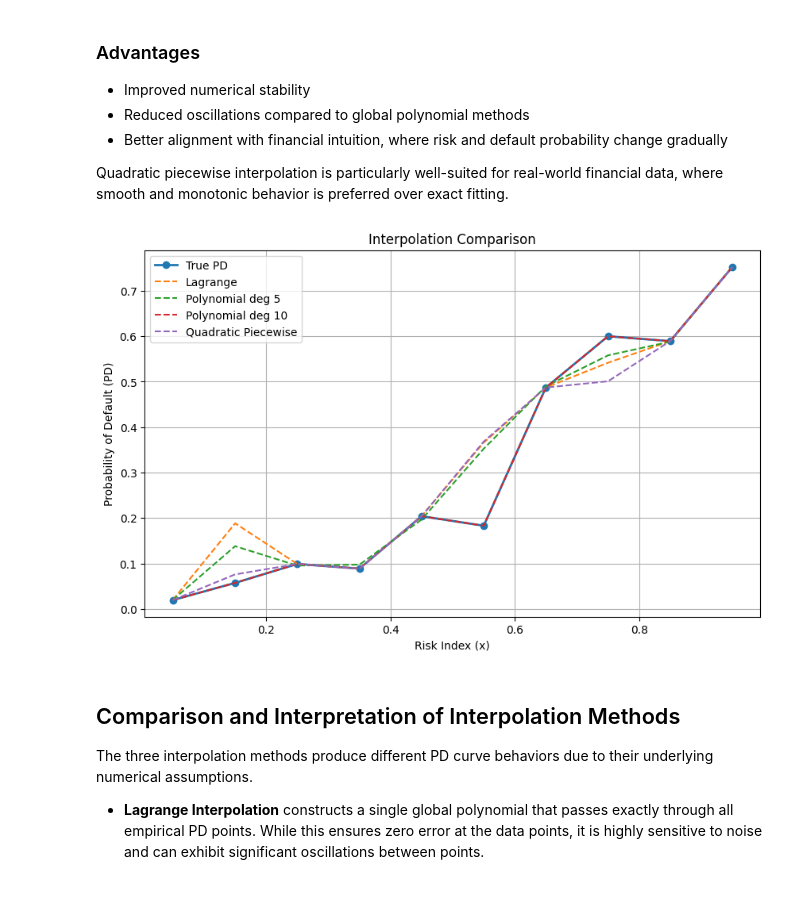
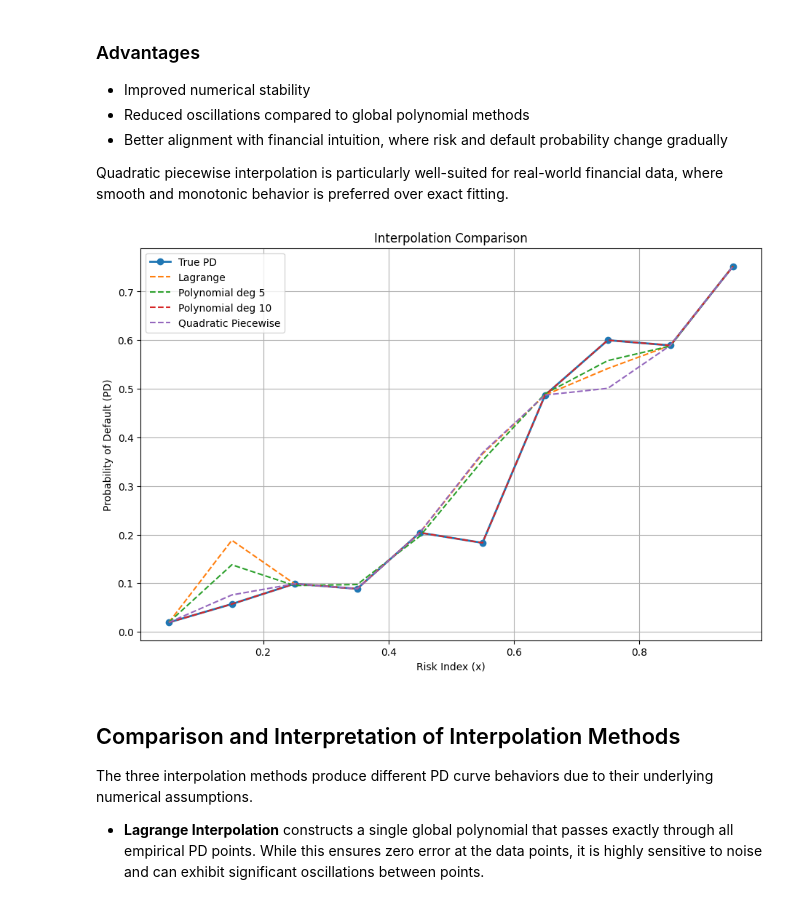
Before and after one commit to YoussefChati/Credit-Risk-Interpolation-GMSC, a Jupyter notebook: Documents/NumericalMethodsProject/notebooks/GMSC_PD_Interpolation.ipynb, the cells around one changed output. Cells and saved outputs as stored; diff of their text form; code cells hidden in the pictures.

Commit message:
Graph intergration update

```diff
--- a/Documents/NumericalMethodsProject/notebooks/GMSC_PD_Interpolation.ipynb
+++ b/Documents/NumericalMethodsProject/notebooks/GMSC_PD_Interpolation.ipynb
@@ -406,24 +406,24 @@ def max_error(y_true, y_pred):
 # %%
 from matplotlib import pyplot as plt
 
 
-plt.figure(figsize=(10,6))
+plt.figure(figsize=(11,7))
 
 plt.plot(x, y, 'o-', label="True PD", linewidth=2)
 
 plt.plot(x, y_lagrange, '--', label="Lagrange")
 plt.plot(x, y_poly5, '--', label="Polynomial deg 5")
 plt.plot(x, y_poly10, '--', label="Polynomial deg 10")
 plt.plot(x, y_quad, '--', label="Quadratic Piecewise")
 
 plt.xlabel("Risk Index (x)")
 plt.ylabel("Probability of Default (PD)")
 plt.title("Interpolation Comparison")
 plt.legend()
 plt.grid(True)
 plt.show()
 # %% [output]
-[figure, old version]
+[figure, new version]
 # %% [markdown]
 ## Comparison and Interpretation of Interpolation Methods
 
```
